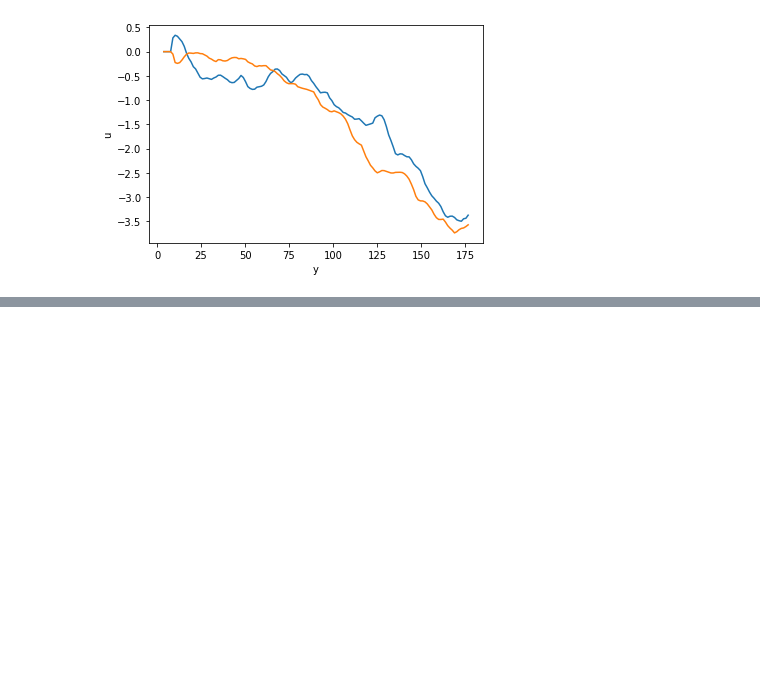
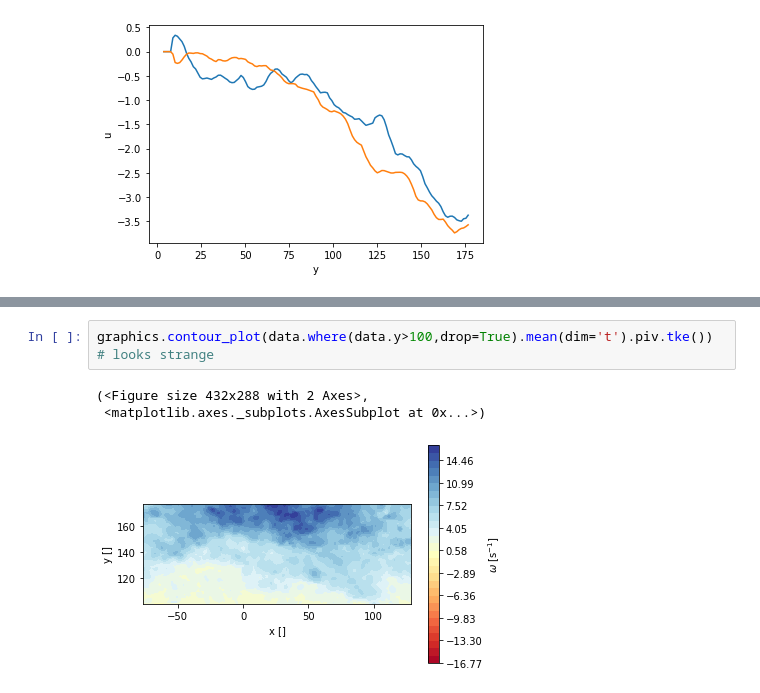
Before and after one commit to alexlib/pivpy, a Jupyter notebook: examples/notebooks/test_urban_canopy.ipynb, the cells around one changed output, grey strips where cells are left out. Saved outputs shown, nothing was run; the diff lists cells and outputs as text; blank space fills up the shorter version.

```diff
--- a/examples/notebooks/test_urban_canopy.ipynb
+++ b/examples/notebooks/test_urban_canopy.ipynb
@@ -75,0 +76,7 @@ graphics.quiver(data.piv.average[dict(y=slice(100,None))])
+# %%
+graphics.contour_plot(data.where(data.y>100,drop=True).mean(dim='t').piv.tke())
+# looks strange
+# %% [output]
+(<Figure size 432x288 with 2 Axes>,
+ <matplotlib.axes._subplots.AxesSubplot at 0x...>)
+[figure, added]
```
Also changed, not shown: parts of 2 cells of this notebook.
